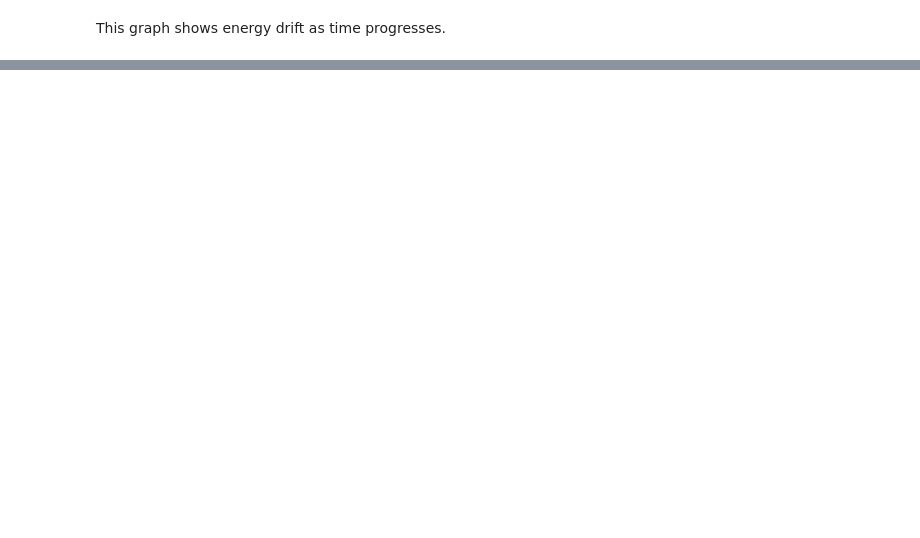
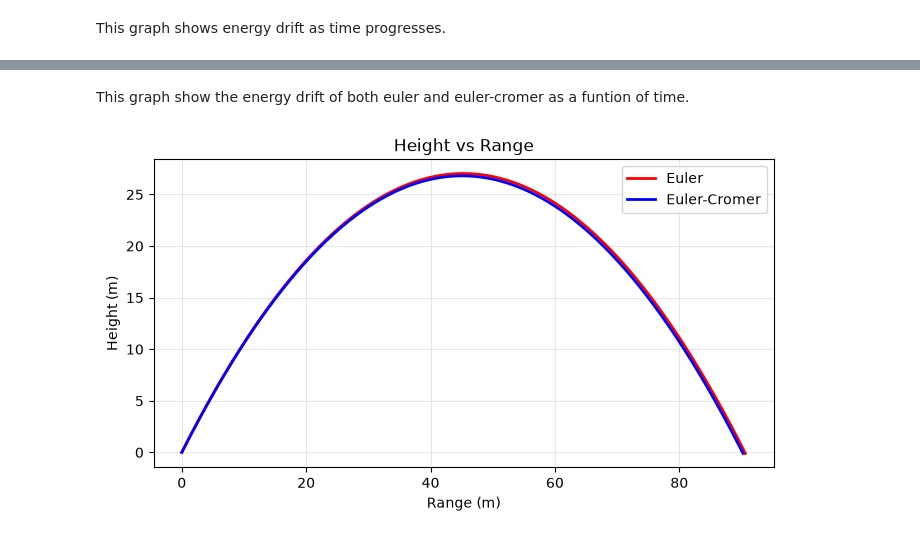
Before and after one commit to inoe-tech/phys311, a Jupyter notebook: labs/Lab 2/lab02_energy.ipynb, the cells around one changed output, grey strips where cells are left out. Saved outputs shown, nothing was run; the diff lists cells and outputs as text; code cells hidden in the pictures; blank space fills up the shorter version.

```diff
--- a/labs/Lab 2/lab02_energy.ipynb
+++ b/labs/Lab 2/lab02_energy.ipynb
@@ -87,0 +147,5 @@ This graph shows energy drift as time progresses.
+# %%
+# Part 2
+# Running both methods
+te, xe, ye, vxe, vye, kee, pee, ee = simulate('euler', 0.01, 30, 50, 9.81, 1)
+tc, xc, yc, vxc, vyc, kec, pec, ec = simulate('euler-cromer', 0.01, 30, 50, 9.81, 1)
@@ -87,0 +166,16 @@ This graph shows energy drift as time progresses.
+# %% [markdown]
+This graph show the energy drift of both euler and euler-cromer as a funtion of time.
+# %%
+# Part 4
+# Plotting the Other Graph
+plt.figure(figsize=(8, 4))
+plt.plot(xe, ye, color='red',label='Euler', linewidth=2)
+plt.plot(xc, yc, color='blue',label='Euler-Cromer', linewidth=2)
+plt.xlabel('Range (m)')
+plt.ylabel('Height (m)')
+plt.title('Height vs Range')
+plt.legend()
+plt.grid(True, alpha=0.3)
+plt.show()
+# %% [output]
+[figure, added]
```
Also changed, not shown: parts of 7 cells of this notebook, 1 other file.
